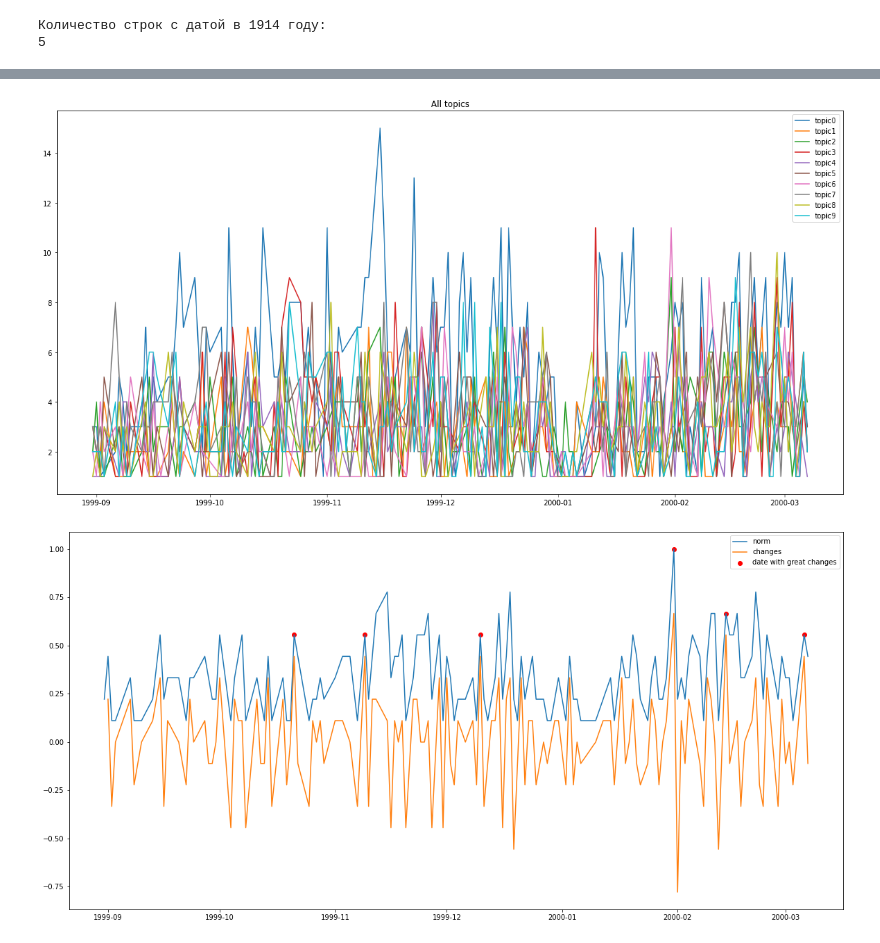
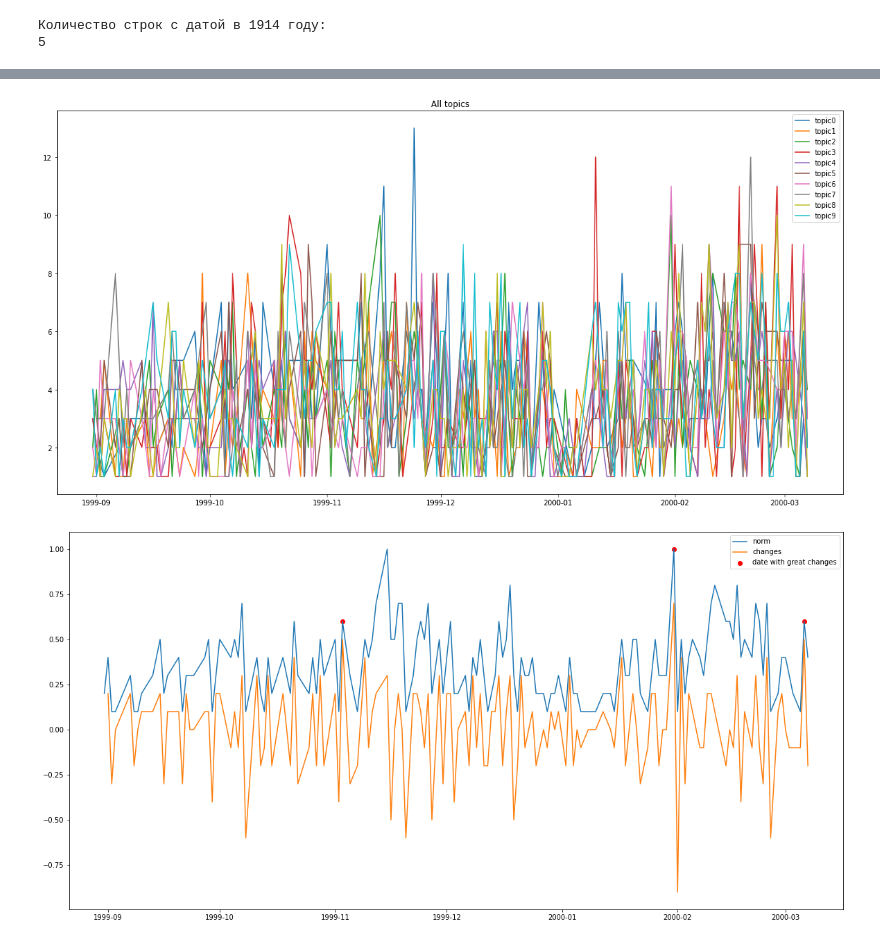
Before and after one commit to cherninkiy/vtb_moretech_2022, a Jupyter notebook: notebooks/preprocess_text_anton.ipynb, the cells around one changed output, grey strips where cells are left out. Saved outputs shown, nothing was run; the diff lists cells and outputs as text; code cells hidden in the pictures.

```diff
--- a/notebooks/preprocess_text_anton.ipynb
+++ b/notebooks/preprocess_text_anton.ipynb
@@ -265 +282,6 @@ df.drop(df[df.date < '1950-01-01'].index, inplace=True)
+# %%
+topics_treshold = 0.3
+
+df['topic'] = pd.DataFrame(doc_topics).apply(list, axis=1) \
+    .apply(lambda x: [i for i, w in enumerate(x) if w > topics_treshold])
 # %%
@@ -292,23 +313,23 @@ df_topic0.plot(y='topic',title='topic 0')
 # %%
 import matplotlib.pyplot as plt
 
 plt.figure(figsize=(20, 10))
 
 for i in range(0, 10):
-    x = df[df.topic == i].groupby(by='date').count().index.to_numpy()
-    y = df[df.topic == i].groupby(by='date').count().topic.to_numpy()
+    x = df[df['topic'].apply(lambda x: i in x)].groupby(by='date').count().index.to_numpy()
+    y = df[df['topic'].apply(lambda x: i in x)].groupby(by='date').count().topic.to_numpy()
     plt.plot(x, y, label = 'topic' + str(i))
 
 
 plt.legend()
 plt.title('All topics')
 plt.show()
 # %% [output]
-[figure, old version]
+[figure, new version]
 # %%
 topic_num = 2
-date_list = df[df.topic == topic_num].groupby(by='date').count().index.to_numpy()
-count_list = df[df.topic == topic_num].groupby(by='date').count().topic.to_numpy()
+date_list = df[df['topic'].apply(lambda x: topic_num in x)].groupby(by='date').count().index.to_numpy()
+count_list = df[df['topic'].apply(lambda x: topic_num in x)].groupby(by='date').count().topic.to_numpy()
 
 fig, ax = plt.subplots()
 fig.set_size_inches(20, 10)
@@ -337,7 +358,7 @@ def plot_changes_(ax, date_list, count_list, thresh=.4):
 
 plot_changes_(ax, date_list, count_list)
 # %% [output]
-[figure, old version]
+[figure, new version]
 # %%
 fig, axes = plt.subplots(5, 2)
 
```
Also changed, not shown: parts of 25 cells of this notebook, 4 other files.
